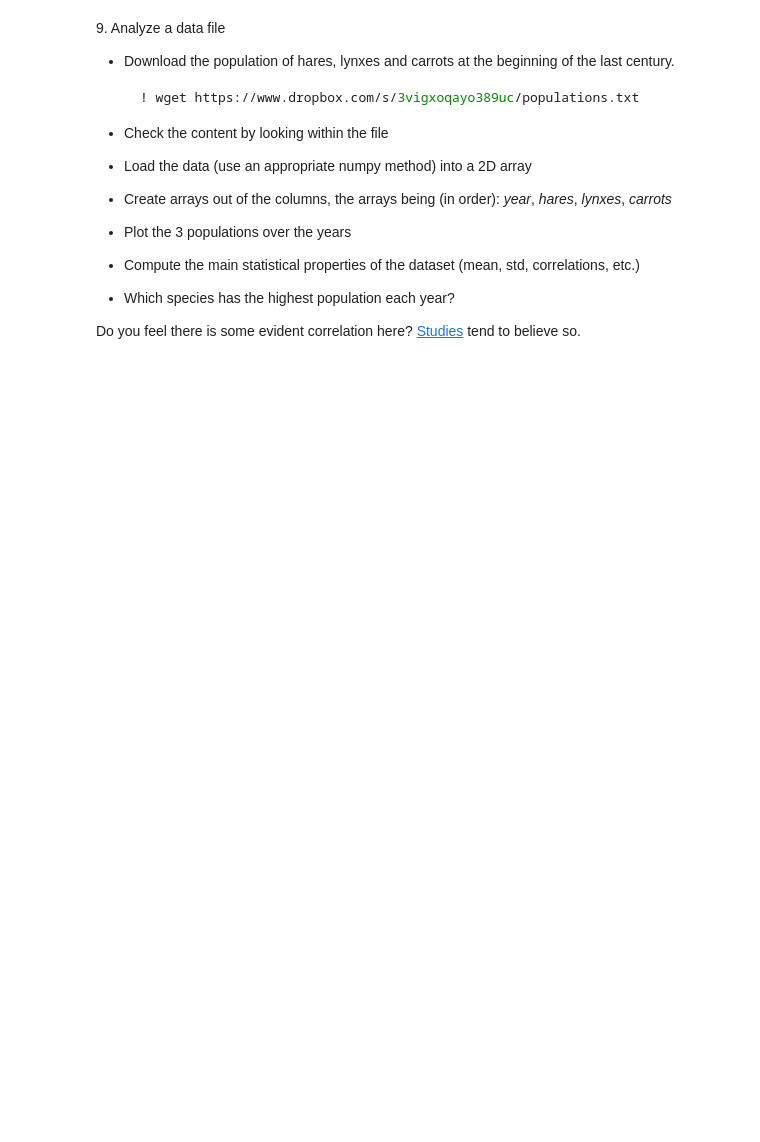
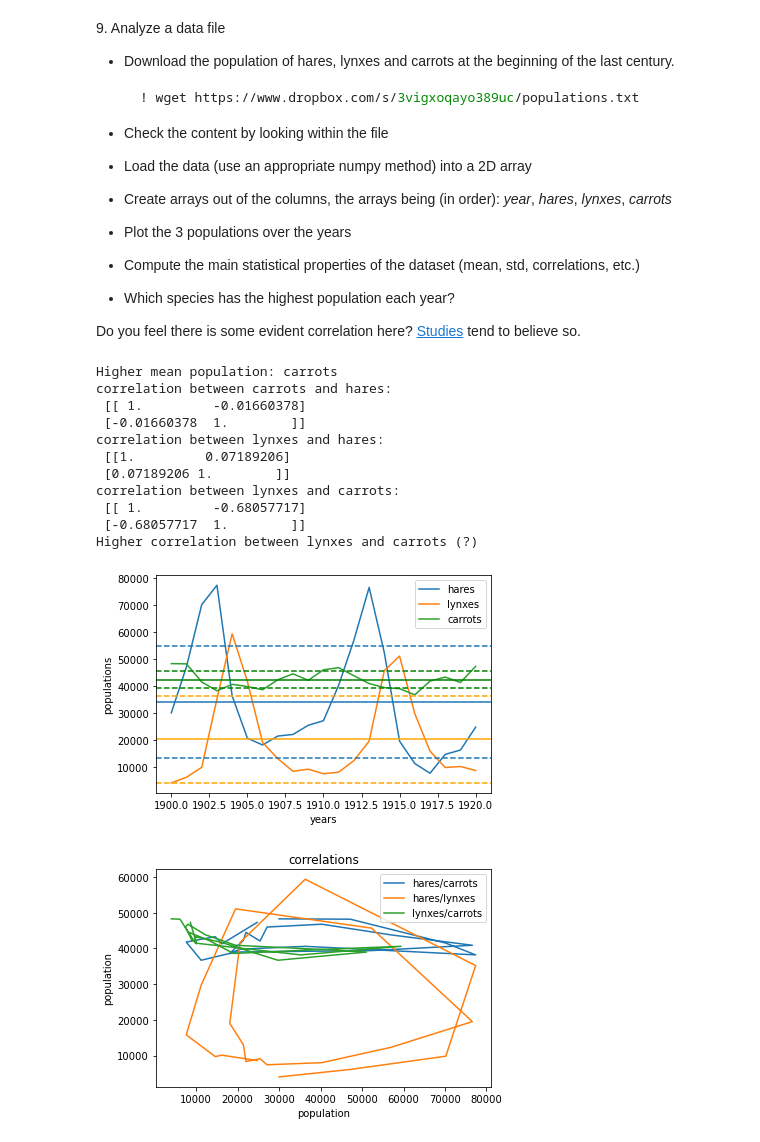
Before and after one commit to lorenzomancini1/LaboratoryOfComputationalPhysics_Y3, a Jupyter notebook: 03ex_Numpy.ipynb, the cells around one changed output. Cells and saved outputs as stored; diff of their text form; code cells hidden in the pictures; blank space fills up the shorter version.

```diff
--- a/03ex_Numpy.ipynb
+++ b/03ex_Numpy.ipynb
@@ -265,3 +302,66 @@ Did you get what you expected?
   * Which species has the highest population each year?
 
 Do you feel there is some evident correlation here? [Studies](https://www.enr.gov.nt.ca/en/services/lynx/lynx-snowshoe-hare-cycle) tend to believe so.
+# %%
+import numpy as np
+import matplotlib.pyplot as plt
+
+M=np.loadtxt('populations.txt');
+years=M[:,0]
+hares=M[:,1]
+lynxes=M[:,2]
+carrots=M[:,3]
+
+plt.figure(1);
+plt.plot(years, hares, years, lynxes, years, carrots);
+plt.xlabel('years');
+plt.ylabel('populations');
+
+plt.legend(('hares','lynxes','carrots'));
+
+##MEANS
+plt.axhline(np.mean(hares));
+plt.axhline(np.mean(lynxes), color='orange');
+plt.axhline(np.mean(carrots), color='green');
+
+##STD DEVIATIONS
+plt.axhline(np.mean(hares)+np.std(hares), linestyle="--");
+plt.axhline(np.mean(hares)-np.std(hares), linestyle="--");
+plt.axhline(np.mean(lynxes)+np.std(lynxes), linestyle="--", color='orange');
+plt.axhline(np.mean(lynxes)-np.std(lynxes), linestyle="--", color='orange');
+plt.axhline(np.mean(carrots)+np.std(carrots), linestyle="--", color='green');
+plt.axhline(np.mean(carrots)-np.std(carrots), linestyle="--", color='green');
+
+print('Higher mean population: carrots');
+
+##
+corrhc=np.corrcoef(carrots,hares);
+print('correlation between carrots and hares:\n', corrhc);
+corrhl=np.corrcoef(lynxes,hares);
+print('correlation between lynxes and hares:\n',corrhl);
+corrcl=np.corrcoef(lynxes,carrots);
+print('correlation between lynxes and carrots:\n',corrcl);
+
+plt.figure(2);
+#plt.plot(hares,carrots, '.', hares,lynxes, '*', lynxes,carrots , '+');
+plt.plot(hares,carrots, hares,lynxes, lynxes,carrots);
+plt.legend(('hares/carrots','hares/lynxes','lynxes/carrots'));
+plt.xlabel('population');
+plt.ylabel('population');
+plt.title('correlations');
+
+print('Higher correlation between lynxes and carrots (?)')
+# %% [output]
+Higher mean population: carrots
+correlation between carrots and hares:
+ [[ 1.         -0.01660378]
+ [-0.01660378  1.        ]]
+correlation between lynxes and hares:
+ [[1.         0.07189206]
+ [0.07189206 1.        ]]
+correlation between lynxes and carrots:
+ [[ 1.         -0.68057717]
+ [-0.68057717  1.        ]]
+Higher correlation between lynxes and carrots (?)
+[figure, added]
+[figure, added]
```
Also changed, not shown: parts of 5 cells of this notebook, 2 other files.
